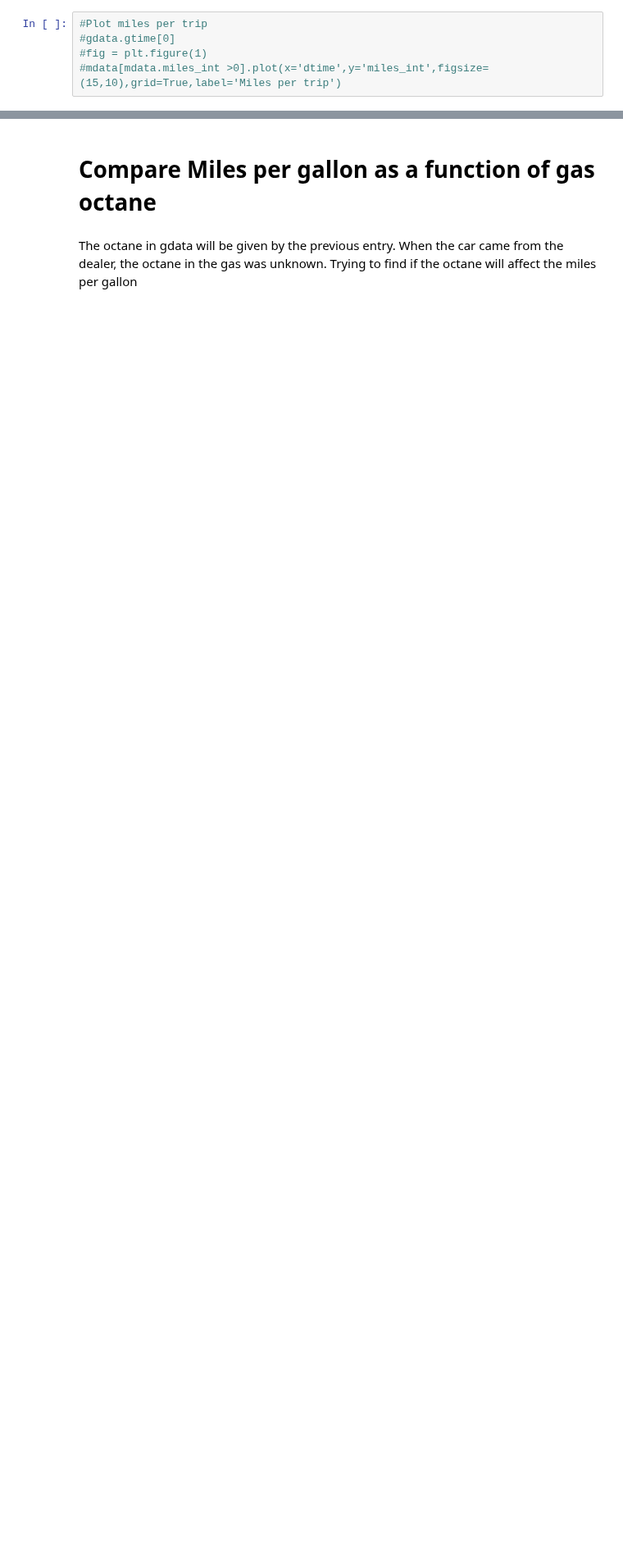
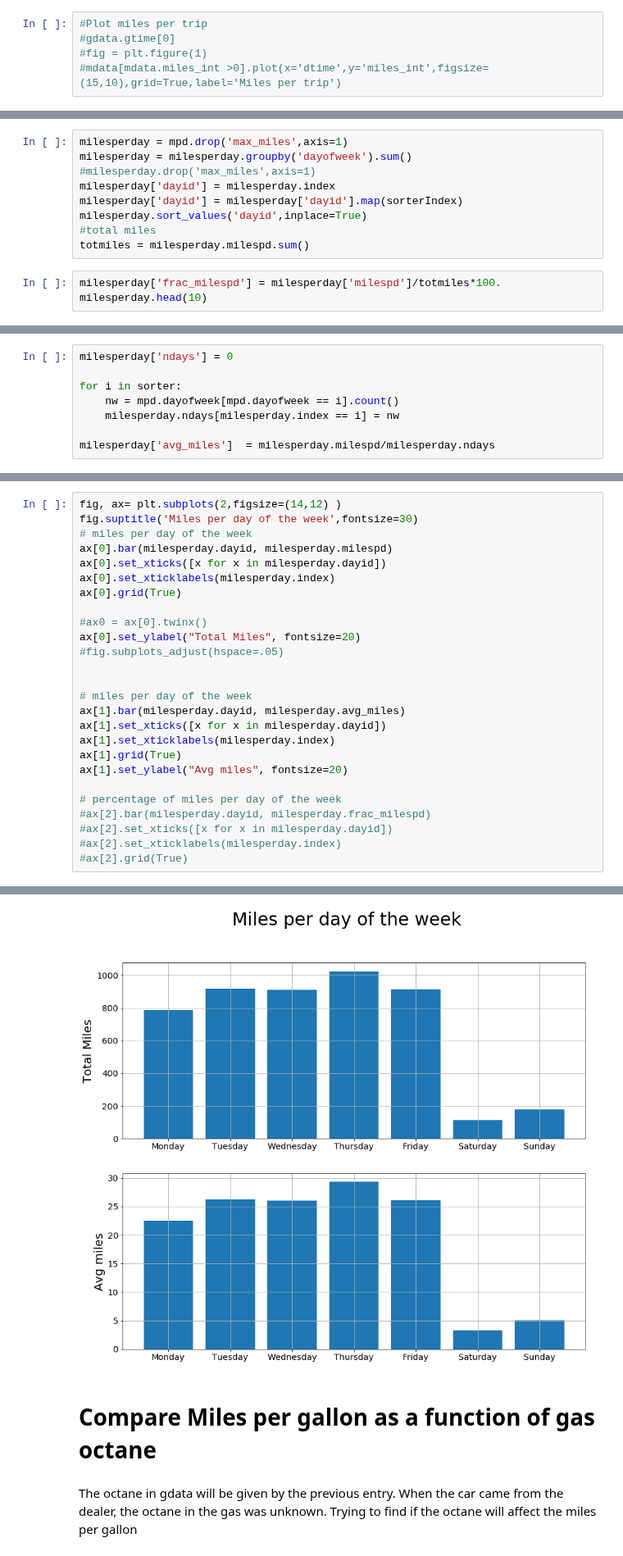
Before and after one commit to angelmanzur/MiniMiles, a Jupyter notebook: Mini_Cooper_Miles.ipynb, the cells around one changed output, grey strips where cells are left out. Shown at 82% size. Saved outputs shown, nothing was run; the diff lists cells and outputs as text; blank space fills up the shorter version.

```diff
--- a/Mini_Cooper_Miles.ipynb
+++ b/Mini_Cooper_Miles.ipynb
@@ -390,0 +397,12 @@ plt.show()
+# %%
+milesperday = mpd.drop('max_miles',axis=1)
+milesperday = milesperday.groupby('dayofweek').sum()
+#milesperday.drop('max_miles',axis=1)
+milesperday['dayid'] = milesperday.index
+milesperday['dayid'] = milesperday['dayid'].map(sorterIndex)
+milesperday.sort_values('dayid',inplace=True)
+#total miles
+totmiles = milesperday.milespd.sum()
+# %%
+milesperday['frac_milespd'] = milesperday['milespd']/totmiles*100.
+milesperday.head(10)
@@ -390,0 +419,8 @@ plt.show()
+# %%
+milesperday['ndays'] = 0
+
+for i in sorter:
+    nw = mpd.dayofweek[mpd.dayofweek == i].count()
+    milesperday.ndays[milesperday.index == i] = nw
+
+milesperday['avg_miles']  = milesperday.milespd/milesperday.ndays
@@ -390,0 +437,27 @@ plt.show()
+# %%
+fig, ax= plt.subplots(2,figsize=(14,12) )
+fig.suptitle('Miles per day of the week',fontsize=30)
+# miles per day of the week
+ax[0].bar(milesperday.dayid, milesperday.milespd)
+ax[0].set_xticks([x for x in milesperday.dayid])
+ax[0].set_xticklabels(milesperday.index)
+ax[0].grid(True)
+
+#ax0 = ax[0].twinx()
+ax[0].set_ylabel("Total Miles", fontsize=20)
+#fig.subplots_adjust(hspace=.05)
+
+
+# miles per day of the week
+ax[1].bar(milesperday.dayid, milesperday.avg_miles)
+ax[1].set_xticks([x for x in milesperday.dayid])
+ax[1].set_xticklabels(milesperday.index)
+ax[1].grid(True)
+ax[1].set_ylabel("Avg miles", fontsize=20)
+
+# percentage of miles per day of the week
+#ax[2].bar(milesperday.dayid, milesperday.frac_milespd)
+#ax[2].set_xticks([x for x in milesperday.dayid])
+#ax[2].set_xticklabels(milesperday.index)
+#ax[2].grid(True)
+# %% [output]
@@ -391,3 +465,4 @@ plt.show()
+[figure, added]
 # %% [markdown]
 # Compare Miles per gallon as a function of gas octane
 # %% [markdown]
```
Also changed, not shown: parts of 16 cells of this notebook, 2 other files.
